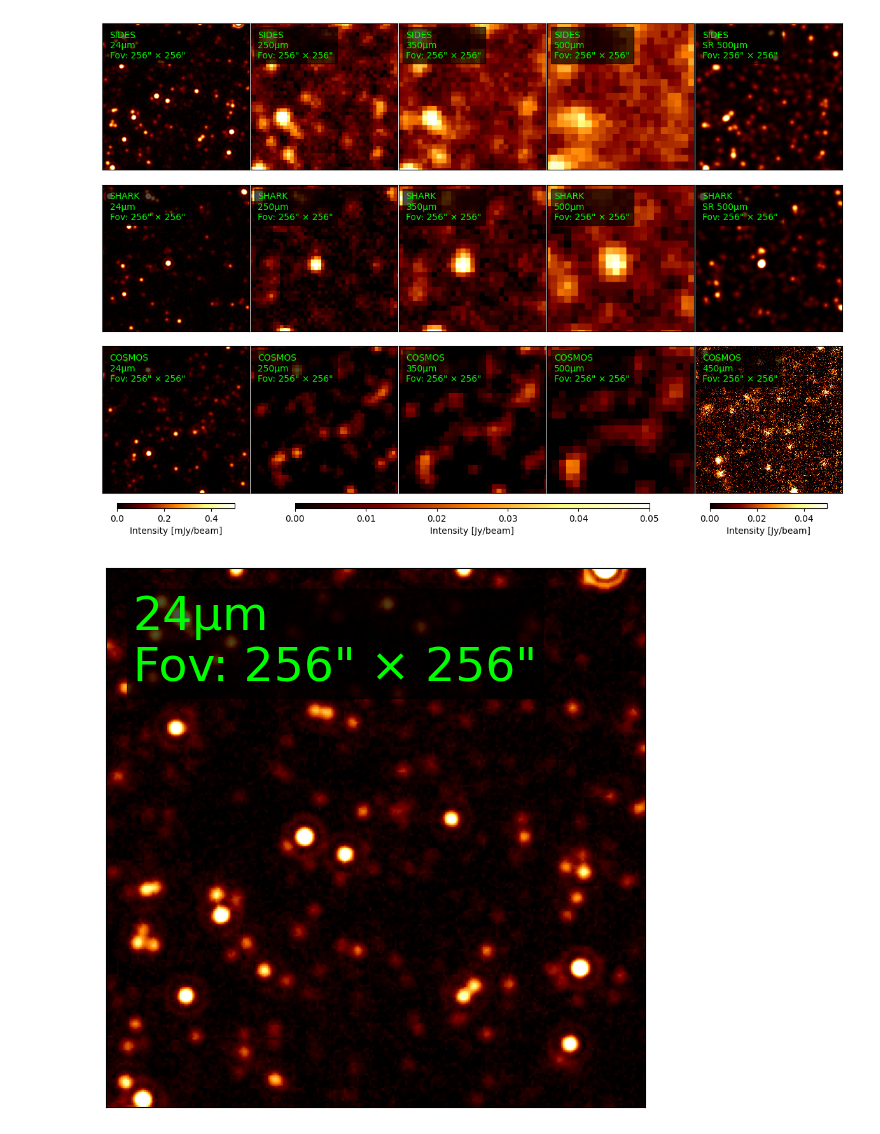
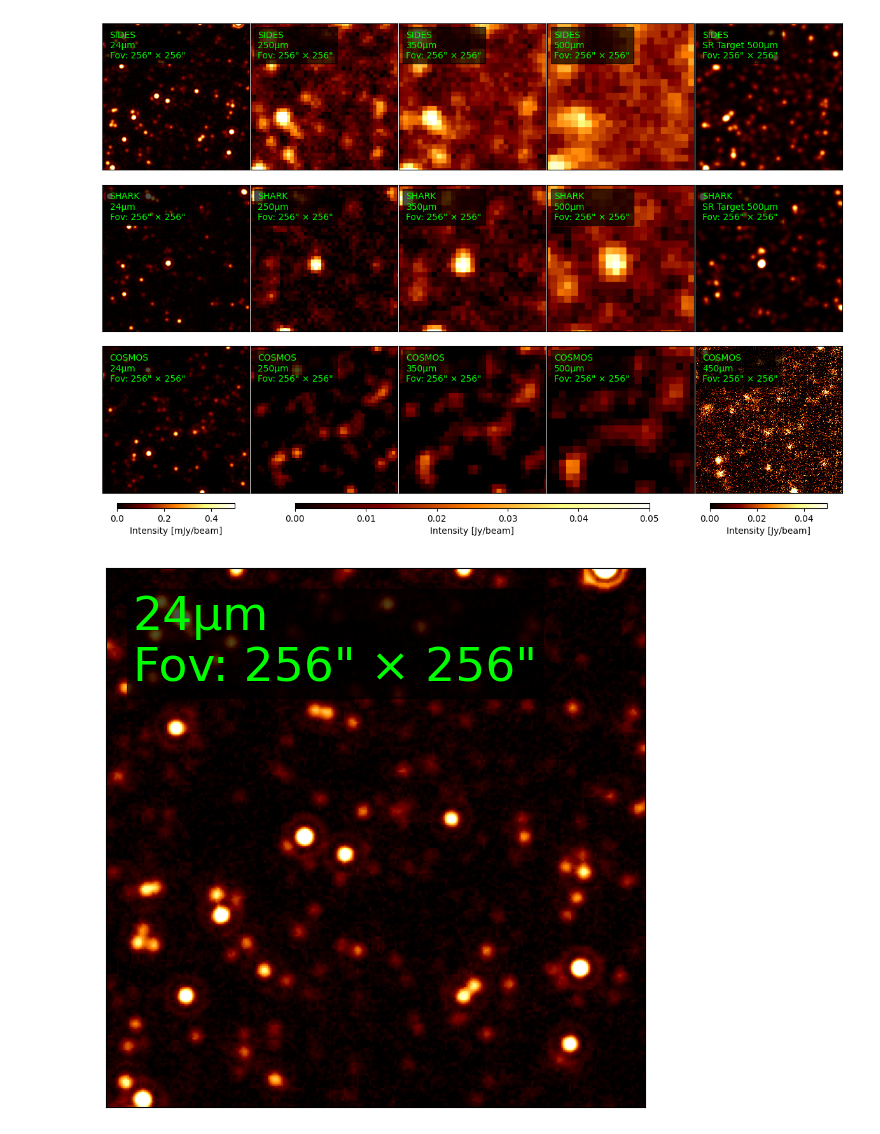
Before and after one commit to dennmartko/SPIRE-SR-AI, a Jupyter notebook: dev/notebooks/paper_data_samples_plot.ipynb, the cells around one changed output. Drawn from its saved outputs; the diff is of its cells as text; code cells hidden in the pictures.

```diff
--- a/dev/notebooks/paper_data_samples_plot.ipynb
+++ b/dev/notebooks/paper_data_samples_plot.ipynb
@@ -29,7 +29,7 @@ sim_paths = [path_sides, path_shark] #[path_sides, path_spritz, path_shark]
 sim_data = [[fits.open(os.path.join(path, f"{cl}/{cl}_{sim_ID}.fits"), memmap=False)[0].data for cl in sim_classes] for path in sim_paths]
 obs_data = [[fits.open(os.path.join(path_obs, f"{cl}/{cl}_{obs_ID}.fits"), memmap=False)[0].data for cl in obs_classes]]
 # %%
-def plot_images(dataset_labels, data_list, bands=['24μm', '250μm', '350μm', '500μm', 'SR 500μm']):
+def plot_images(dataset_labels, data_list, bands=['24μm', '250μm', '350μm', '500μm', 'SR Target 500μm']):
     ncols = 5
     nrows = len(data_list)
     # Create a grid specification with extra rows for the colorbars
@@ -66,34 +66,34 @@ def plot_images(dataset_labels, data_list, bands=['24μm', '250μm', '350μm', '
                 spine.set_edgecolor("black")
 
     fig.subplots_adjust(wspace=0.01, hspace=0.04)
 
     # Adding colorbars in the last row of gridspec
     cbar_axes = [fig.add_subplot(gs[-1, 0]), fig.add_subplot(gs[-1, 1:4]), fig.add_subplot(gs[-1, 4])]
 
 
     # Modify the width of the colorbar axes
     for cax in cbar_axes:
         pos = cax.get_position()
 
         cax.set_position([pos.x0+pos.width * 0.1, pos.y0, pos.width * 0.8, pos.height])  # Adjust width by multiplying pos.width
 
     cbar_24 = fig.colorbar(axes[-1][0].images[0], cax=cbar_axes[0], orientation='horizontal', aspect=10)
     cbar_24.set_label('Intensity [mJy/beam]')
 
     cbar_250_350_500 = fig.colorbar(axes[-1][1].images[0], cax=cbar_axes[1], orientation='horizontal', aspect=10)
     cbar_250_350_500.set_label('Intensity [Jy/beam]')
 
     cbar_sr_500 = fig.colorbar(axes[-1][2].images[0], cax=cbar_axes[2], orientation='horizontal', fraction=0.04)
     cbar_sr_500.set_label('Intensity [Jy/beam]')
 
 
     plt.savefig("paper_dataset.png", bbox_inches='tight', dpi=300, transparent=True)
     plt.show()
 
 
 plot_images(dataset_labels=datasets, data_list=sim_data + obs_data)
 # %% [output]
-[figure, old version]
+[figure, new version]
 # %%
 def plot_image(dataset_label, img, ID, band):
     # Create a grid specification with extra rows for the colorbars
```
Also changed, not shown: 33 other files.
